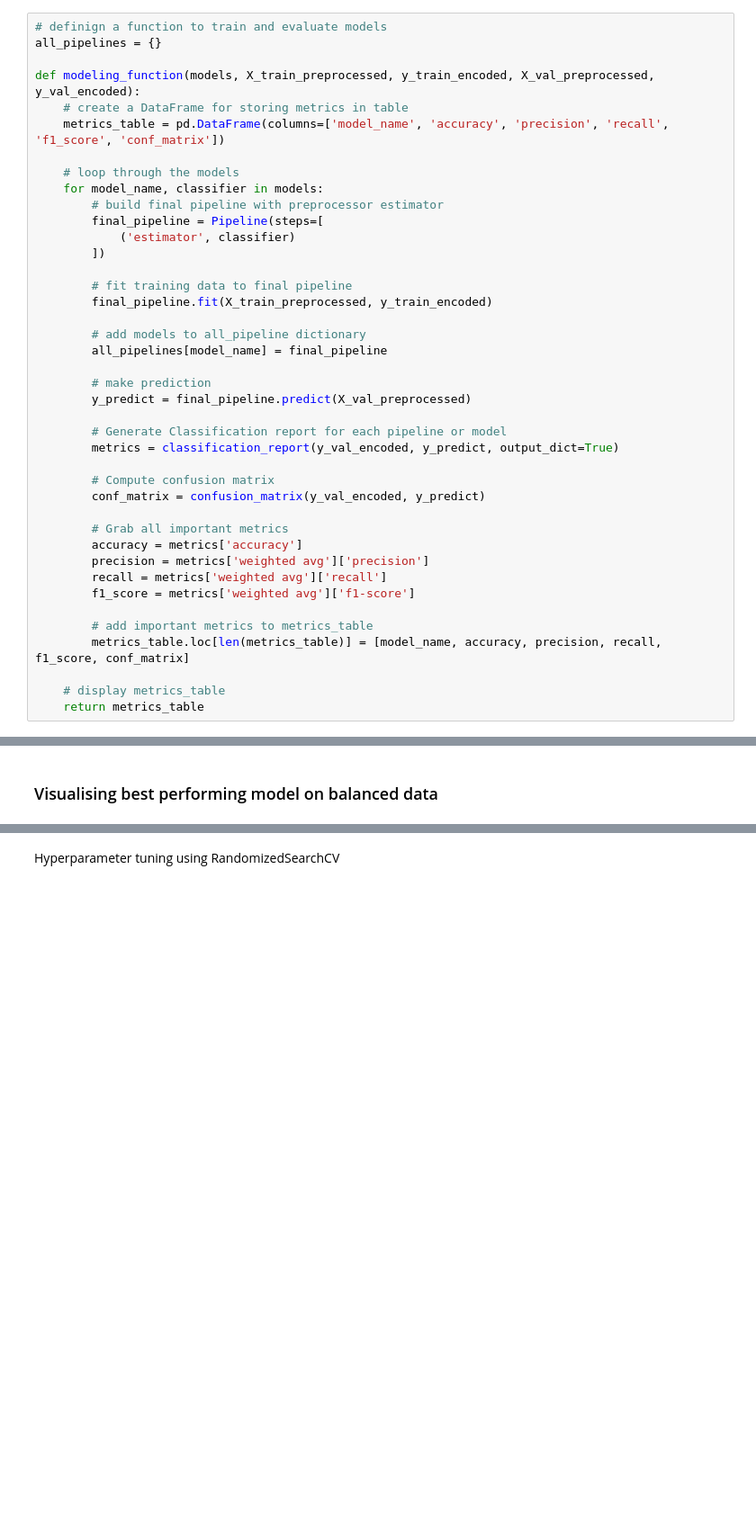
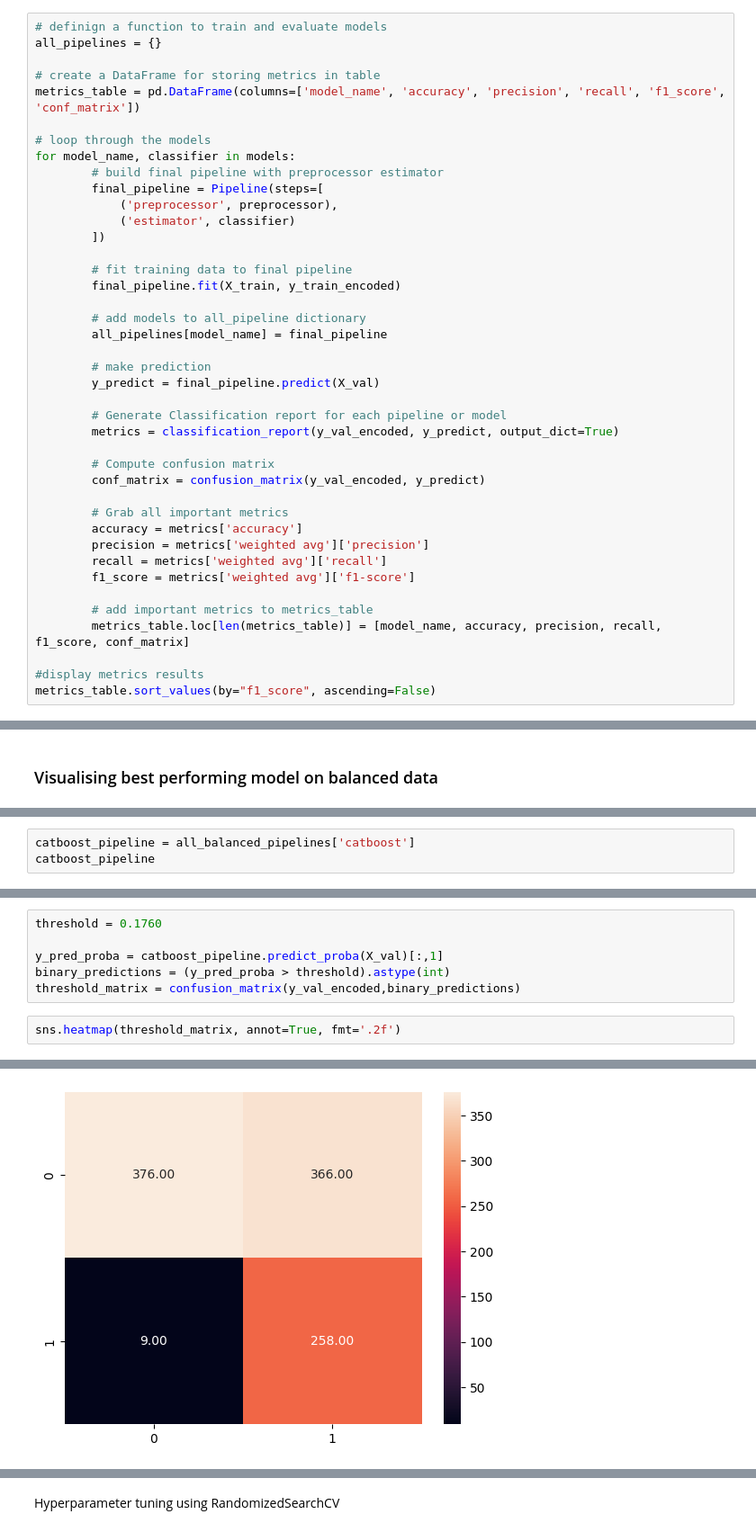
Before and after one commit to FloJoLaryea/Customer_Churn_Analysis, a Jupyter notebook: cstomer_churn_analysis.ipynb, the cells around one changed output, grey strips where cells are left out. Shown at 90% size. Cells and saved outputs as stored; diff of their text form; blank space fills up the shorter version.

```diff
--- a/cstomer_churn_analysis.ipynb
+++ b/cstomer_churn_analysis.ipynb
@@ -1011,25 +1004,25 @@ models = [
 # definign a function to train and evaluate models
 all_pipelines = {}
 
-def modeling_function(models, X_train_preprocessed, y_train_encoded, X_val_preprocessed, y_val_encoded):
-    # create a DataFrame for storing metrics in table
-    metrics_table = pd.DataFrame(columns=['model_name', 'accuracy', 'precision', 'recall', 'f1_score', 'conf_matrix'])
+# create a DataFrame for storing metrics in table
+metrics_table = pd.DataFrame(columns=['model_name', 'accuracy', 'precision', 'recall', 'f1_score', 'conf_matrix'])
 
-    # loop through the models
-    for model_name, classifier in models:
+# loop through the models
+for model_name, classifier in models:
         # build final pipeline with preprocessor estimator
         final_pipeline = Pipeline(steps=[
+            ('preprocessor', preprocessor),
             ('estimator', classifier)
         ])
 
         # fit training data to final pipeline
-        final_pipeline.fit(X_train_preprocessed, y_train_encoded)
+        final_pipeline.fit(X_train, y_train_encoded)
 
         # add models to all_pipeline dictionary
         all_pipelines[model_name] = final_pipeline
 
         # make prediction
-        y_predict = final_pipeline.predict(X_val_preprocessed)
+        y_predict = final_pipeline.predict(X_val)
 
         # Generate Classification report for each pipeline or model
         metrics = classification_report(y_val_encoded, y_predict, output_dict=True)
@@ -1046,5 +1039,5 @@ def modeling_function(models, X_train_preprocessed, y_train_encoded, X_val_prepr
         # add important metrics to metrics_table
         metrics_table.loc[len(metrics_table)] = [model_name, accuracy, precision, recall, f1_score, conf_matrix]
 
-    # display metrics_table
-    return metrics_table
+#display metrics results
+metrics_table.sort_values(by="f1_score", ascending=False)
@@ -1239,0 +1253,3 @@ plt.show()
+# %%
+catboost_pipeline = all_balanced_pipelines['catboost']
+catboost_pipeline
@@ -1239,0 +1275,9 @@ plt.show()
+# %%
+threshold = 0.1760
+
+y_pred_proba = catboost_pipeline.predict_proba(X_val)[:,1]
+binary_predictions = (y_pred_proba > threshold).astype(int)
+threshold_matrix = confusion_matrix(y_val_encoded,binary_predictions)
+# %%
+sns.heatmap(threshold_matrix, annot=True, fmt='.2f')
+# %% [output]
@@ -1240,3 +1285,4 @@ plt.show()
+[figure, added]
 # %% [markdown]
 ### Business Impact Assesment
 - The business focus is on the Negative Class, how our model is performing on predicting customers who churn.
```
Also changed, not shown: parts of 40 cells of this notebook, 4 other files.
